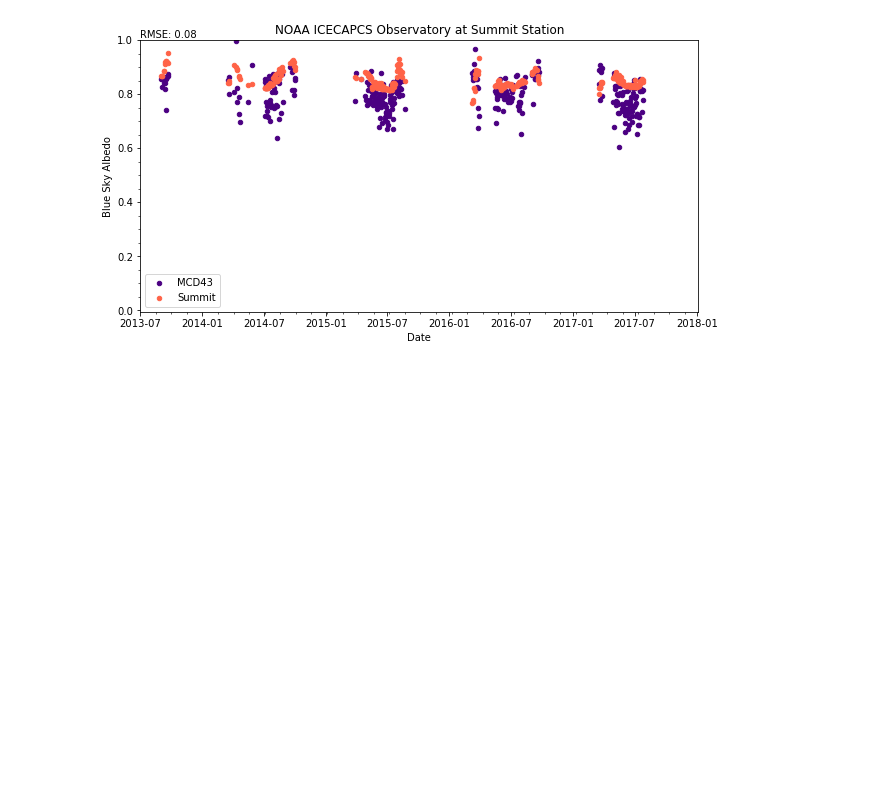
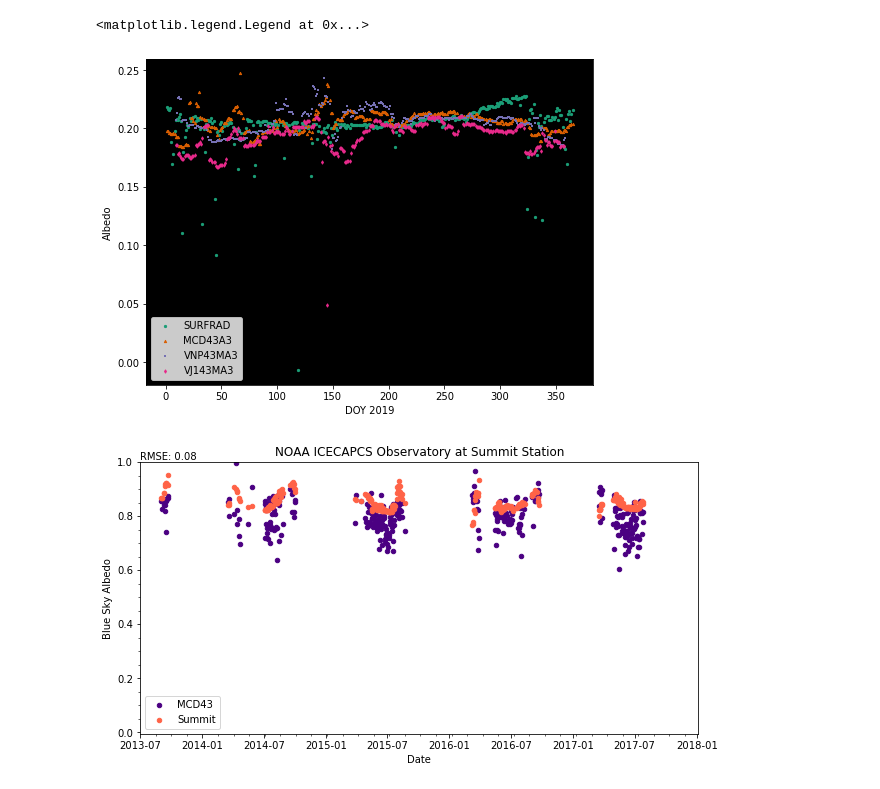
Before and after one commit to arthurelmes/geo_tools, a Jupyter notebook: validation/plot_stn_vs_sat.ipynb, the cells around one changed output. Cells and saved outputs as stored; diff of their text form; code cells hidden in the pictures; blank space fills up the shorter version.

```diff
--- a/validation/plot_stn_vs_sat.ipynb
+++ b/validation/plot_stn_vs_sat.ipynb
@@ -101,3 +156,27 @@ ax.scatter(x, y)
+# %%
+#sfrd.reset_index(inplace=True)
+#sfrd.plot(x='doy', y='drk_wsa_mcd')
+stn = sfrd['gnd_mean']
+mcd = sfrd['drk_wsa_mcd']
+vnp = sfrd['drk_wsa_vnp']
+vj1 = sfrd['drk_wsa_vj1']
+doy = sfrd['doy']
+
+fig, ax = plt.subplots(figsize=(8,6))
+ax.set_facecolor('k')
+
+ax.scatter(doy, stn, color='#1b9e77', marker='o', s=5, label='SURFRAD')
+ax.scatter(doy, mcd, color='#d95f02', marker='^', s=5, label='MCD43A3')
+ax.scatter(doy, vnp, color='#7570b3', marker='+', s=5, label='VNP43MA3')
+ax.scatter(doy, vj1, color='#e7298a', marker='d', s=5, label='VJ143MA3')
+
+ax.set_xlabel('DOY 2019')
+ax.set_ylabel('Albedo')
+
+ax.legend()
+# %% [output]
+<matplotlib.legend.Legend at 0x...>
+[figure, added]
 # %%
 # Subset and mask station data
 
```
Also changed, not shown: parts of 7 cells of this notebook, 2 other files.
